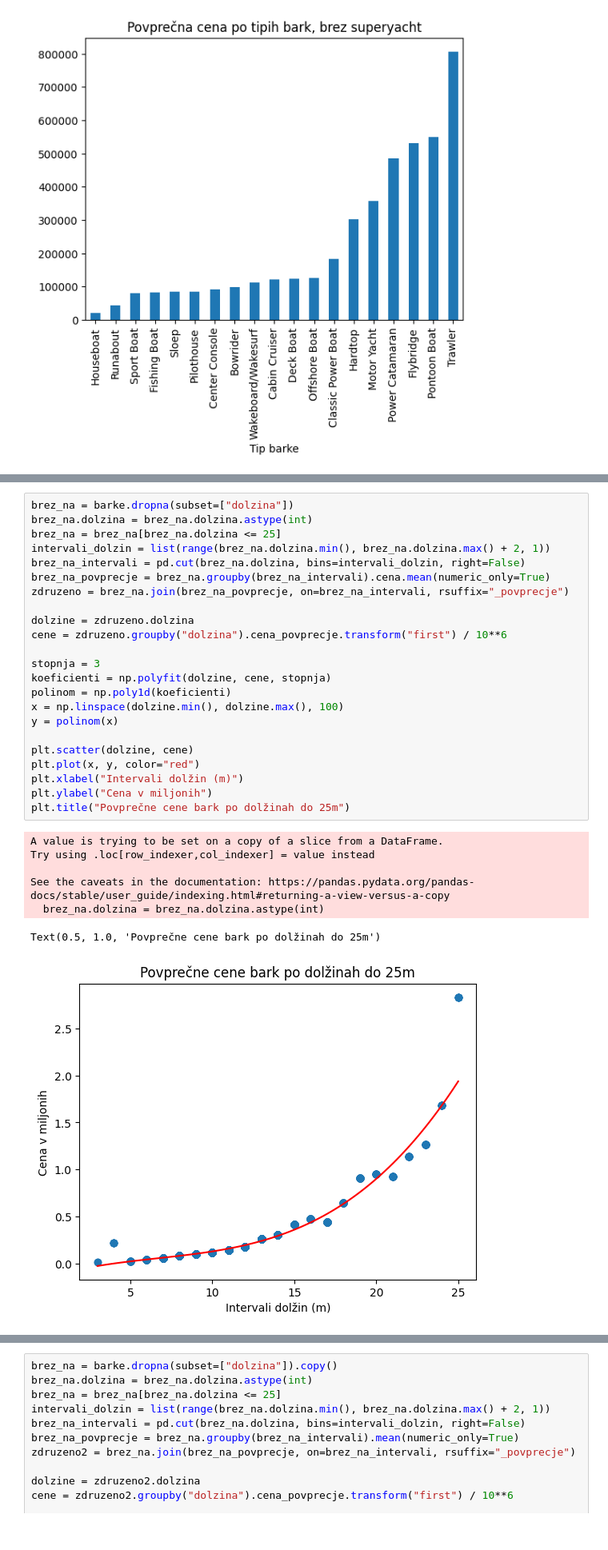
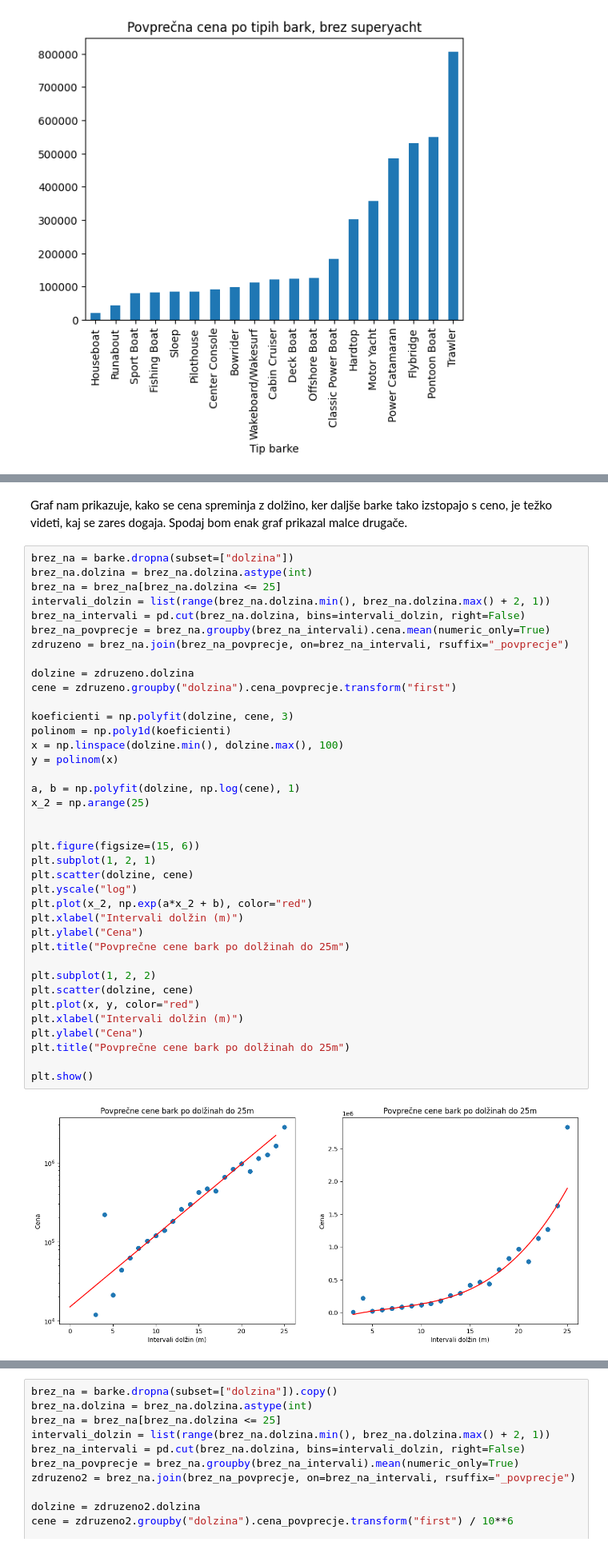
Before and after one commit to JanNabergoj/Analiza_podatkov, a Jupyter notebook: Analiza_bark.ipynb, the cells around one changed output, grey strips where cells are left out. Shown: that part at 80% size. Saved outputs shown, nothing was run; the diff lists cells and outputs as text.

```diff
--- a/Analiza_bark.ipynb
+++ b/Analiza_bark.ipynb
@@ -79,33 +76,44 @@ Text(0.5, 1.0, 'Povprečne cene bark po dolžinah')
 [figure]
+# %% [markdown]
+Graf nam prikazuje, kako se cena spreminja z dolžino, ker daljše barke tako izstopajo s ceno, je težko videti, kaj se zares dogaja. Spodaj bom enak graf prikazal malce drugače.
 # %%
 brez_na = barke.dropna(subset=["dolzina"])
 brez_na.dolzina = brez_na.dolzina.astype(int)
 brez_na = brez_na[brez_na.dolzina <= 25]
 intervali_dolzin = list(range(brez_na.dolzina.min(), brez_na.dolzina.max() + 2, 1))
 brez_na_intervali = pd.cut(brez_na.dolzina, bins=intervali_dolzin, right=False)
 brez_na_povprecje = brez_na.groupby(brez_na_intervali).cena.mean(numeric_only=True)
 zdruzeno = brez_na.join(brez_na_povprecje, on=brez_na_intervali, rsuffix="_povprecje")
 
 dolzine = zdruzeno.dolzina
-cene = zdruzeno.groupby("dolzina").cena_povprecje.transform("first") / 10**6
+cene = zdruzeno.groupby("dolzina").cena_povprecje.transform("first")
 
-stopnja = 3
-koeficienti = np.polyfit(dolzine, cene, stopnja)
+koeficienti = np.polyfit(dolzine, cene, 3)
 polinom = np.poly1d(koeficienti)
 x = np.linspace(dolzine.min(), dolzine.max(), 100)
 y = polinom(x)
 
+a, b = np.polyfit(dolzine, np.log(cene), 1)
+x_2 = np.arange(25)
+
+
+plt.figure(figsize=(15, 6))
+plt.subplot(1, 2, 1)
+plt.scatter(dolzine, cene)
+plt.yscale("log")
+plt.plot(x_2, np.exp(a*x_2 + b), color="red")
+plt.xlabel("Intervali dolžin (m)")
+plt.ylabel("Cena")
+plt.title("Povprečne cene bark po dolžinah do 25m")
+
+plt.subplot(1, 2, 2)
 plt.scatter(dolzine, cene)
 plt.plot(x, y, color="red")
 plt.xlabel("Intervali dolžin (m)")
-plt.ylabel("Cena v miljonih")
+plt.ylabel("Cena")
 plt.title("Povprečne cene bark po dolžinah do 25m")
+
+plt.show()
 # %% [output]
-A value is trying to be set on a copy of a slice from a DataFrame.
-Try using .loc[row_indexer,col_indexer] = value instead
-
-See the caveats in the documentation: https://pandas.pydata.org/pandas-docs/stable/user_guide/indexing.html#returning-a-view-versus-a-copy
-  brez_na.dolzina = brez_na.dolzina.astype(int)
-Text(0.5, 1.0, 'Povprečne cene bark po dolžinah do 25m')
-[figure, old version]
+[figure, new version]
 # %% [markdown]
```
Also changed, not shown: parts of 8 cells of this notebook, 2 other files.
